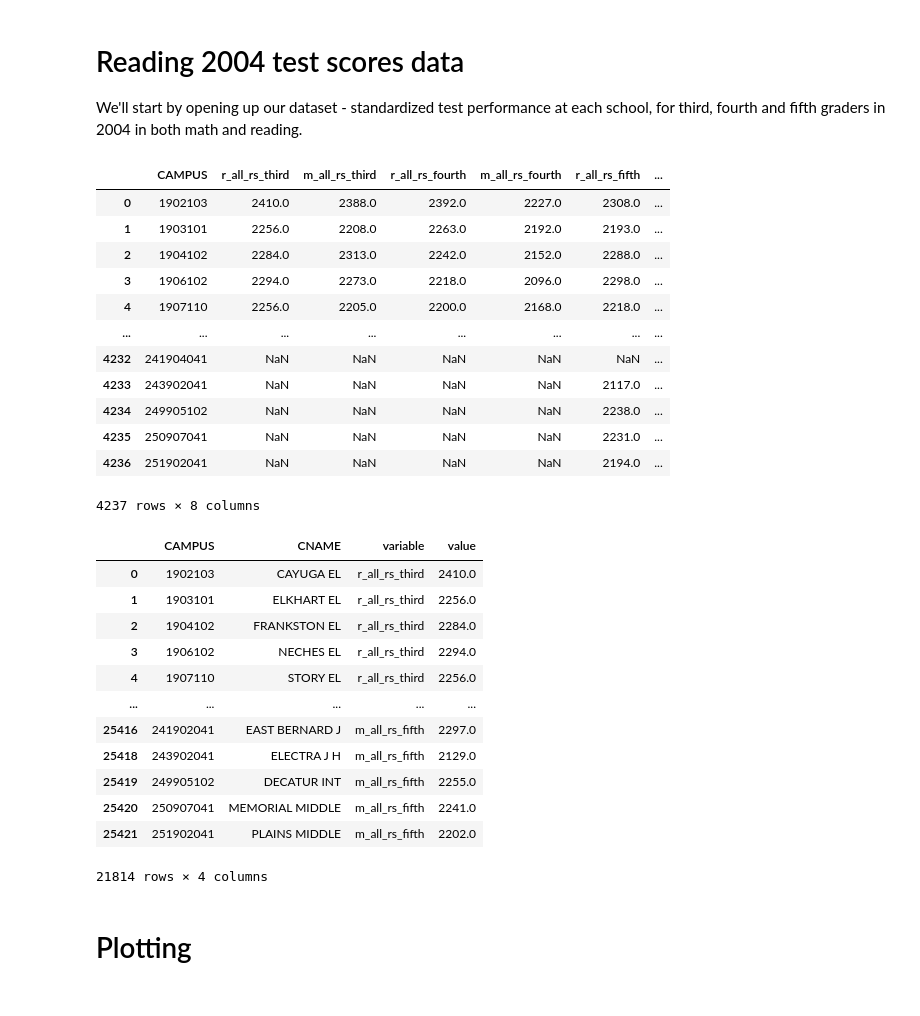
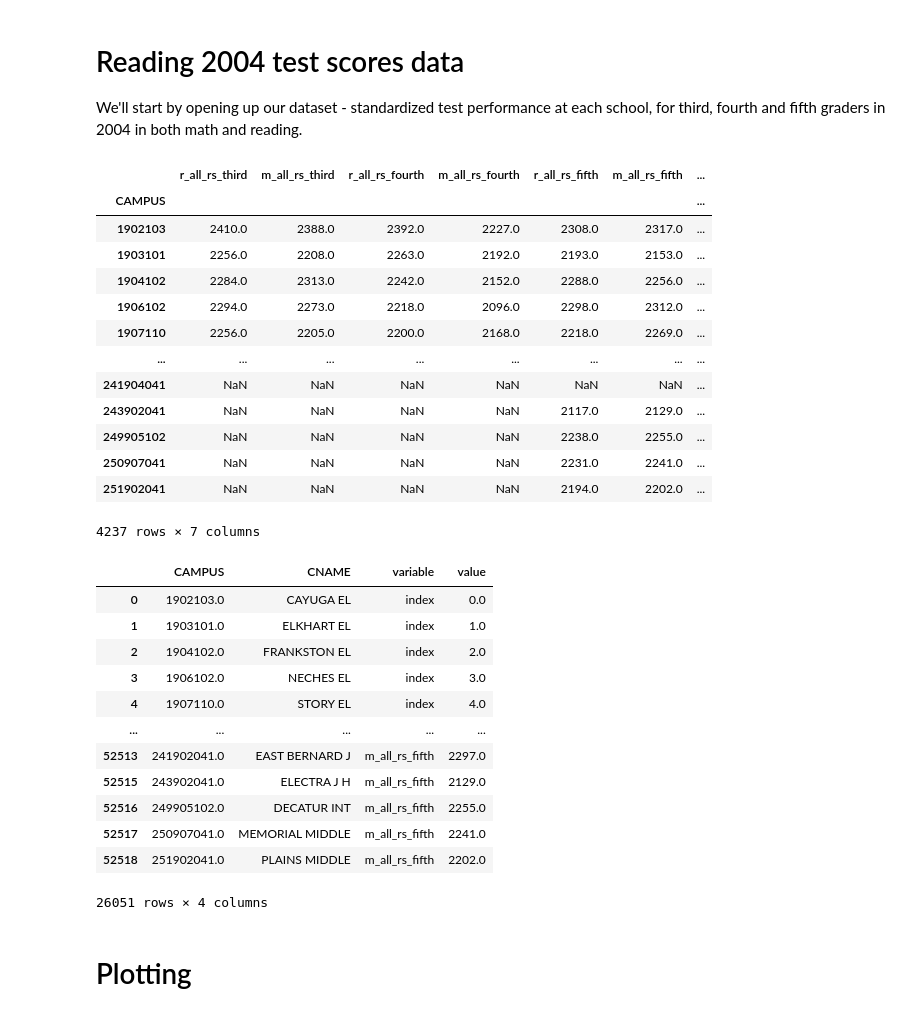
Before and after one commit to data4news/dallas-news-linear-regression, a Jupyter notebook: notebook.ipynb, the cells around one changed output. Saved outputs shown, nothing was run; the diff lists cells and outputs as text; code cells hidden in the pictures.

```diff
--- a/notebook.ipynb
+++ b/notebook.ipynb
@@ -48,46 +48,49 @@ We'll start by opening up our dataset - standardized test performance at each sc
 # %%
 df_third_grade_2004 = pd.read_csv("data/cfy04e3.dat", usecols=['r_all_rs', 'm_all_rs', 'CNAME', 'CAMPUS']).set_index('CAMPUS').add_suffix('_third')
 df_fourth_grade_2004 = pd.read_csv("data/cfy04e4.dat", usecols=['r_all_rs', 'm_all_rs', 'CNAME', 'CAMPUS']).set_index('CAMPUS').add_suffix('_fourth')
 df_fifth_grade_2004 = pd.read_csv("data/cfy04e5.dat", usecols=['r_all_rs', 'm_all_rs', 'CNAME', 'CAMPUS']).set_index('CAMPUS').add_suffix('_fifth')
 
-df_2004 = pd.concat([df_third_grade_2004, df_fourth_grade_2004, df_fifth_grade_2004], axis=1).reset_index()
+df_2004 = pd.concat([df_third_grade_2004, df_fourth_grade_2004, df_fifth_grade_2004], axis=1)
 df_2004['CNAME'] = df_2004['CNAME_third'].fillna(df_2004['CNAME_fourth']).fillna(df_2004['CNAME_fifth'])
 df_2004 = df_2004.drop(columns=['CNAME_third', 'CNAME_fourth', 'CNAME_fifth'])
 
 df = df_2004
+
+
 df
 # %% [output]
-|  | CAMPUS | r_all_rs_third | m_all_rs_third | r_all_rs_fourth | m_all_rs_fourth | r_all_rs_fifth | ... |
-| 0 | 1902103 | 2410.0 | 2388.0 | 2392.0 | 2227.0 | 2308.0 | ... |
-| 1 | 1903101 | 2256.0 | 2208.0 | 2263.0 | 2192.0 | 2193.0 | ... |
-| 2 | 1904102 | 2284.0 | 2313.0 | 2242.0 | 2152.0 | 2288.0 | ... |
-| 3 | 1906102 | 2294.0 | 2273.0 | 2218.0 | 2096.0 | 2298.0 | ... |
-| 4 | 1907110 | 2256.0 | 2205.0 | 2200.0 | 2168.0 | 2218.0 | ... |
+|  | r_all_rs_third | m_all_rs_third | r_all_rs_fourth | m_all_rs_fourth | r_all_rs_fifth | m_all_rs_fifth | ... |
+| CAMPUS |  |  |  |  |  |  | ... |
+| 1902103 | 2410.0 | 2388.0 | 2392.0 | 2227.0 | 2308.0 | 2317.0 | ... |
+| 1903101 | 2256.0 | 2208.0 | 2263.0 | 2192.0 | 2193.0 | 2153.0 | ... |
+| 1904102 | 2284.0 | 2313.0 | 2242.0 | 2152.0 | 2288.0 | 2256.0 | ... |
+| 1906102 | 2294.0 | 2273.0 | 2218.0 | 2096.0 | 2298.0 | 2312.0 | ... |
+| 1907110 | 2256.0 | 2205.0 | 2200.0 | 2168.0 | 2218.0 | 2269.0 | ... |
 | ... | ... | ... | ... | ... | ... | ... | ... |
-| 4232 | 241904041 | NaN | NaN | NaN | NaN | NaN | ... |
-| 4233 | 243902041 | NaN | NaN | NaN | NaN | 2117.0 | ... |
-| 4234 | 249905102 | NaN | NaN | NaN | NaN | 2238.0 | ... |
-| 4235 | 250907041 | NaN | NaN | NaN | NaN | 2231.0 | ... |
-| 4236 | 251902041 | NaN | NaN | NaN | NaN | 2194.0 | ... |
+| 241904041 | NaN | NaN | NaN | NaN | NaN | NaN | ... |
+| 243902041 | NaN | NaN | NaN | NaN | 2117.0 | 2129.0 | ... |
+| 249905102 | NaN | NaN | NaN | NaN | 2238.0 | 2255.0 | ... |
+| 250907041 | NaN | NaN | NaN | NaN | 2231.0 | 2241.0 | ... |
+| 251902041 | NaN | NaN | NaN | NaN | 2194.0 | 2202.0 | ... |
-4237 rows × 8 columns
+4237 rows × 7 columns
 # %%
 # Here is the dataframe above in long format if you'd prefer it that way!
 df_long = df.melt(id_vars=['CAMPUS', 'CNAME']).dropna()
 df_long
 # %% [output]
 |  | CAMPUS | CNAME | variable | value |
-| 0 | 1902103 | CAYUGA EL | r_all_rs_third | 2410.0 |
-| 1 | 1903101 | ELKHART EL | r_all_rs_third | 2256.0 |
-| 2 | 1904102 | FRANKSTON EL | r_all_rs_third | 2284.0 |
-| 3 | 1906102 | NECHES EL | r_all_rs_third | 2294.0 |
-| 4 | 1907110 | STORY EL | r_all_rs_third | 2256.0 |
+| 0 | 1902103.0 | CAYUGA EL | index | 0.0 |
+| 1 | 1903101.0 | ELKHART EL | index | 1.0 |
+| 2 | 1904102.0 | FRANKSTON EL | index | 2.0 |
+| 3 | 1906102.0 | NECHES EL | index | 3.0 |
+| 4 | 1907110.0 | STORY EL | index | 4.0 |
 | ... | ... | ... | ... | ... |
-| 25416 | 241902041 | EAST BERNARD J | m_all_rs_fifth | 2297.0 |
-| 25418 | 243902041 | ELECTRA J H | m_all_rs_fifth | 2129.0 |
-| 25419 | 249905102 | DECATUR INT | m_all_rs_fifth | 2255.0 |
-| 25420 | 250907041 | MEMORIAL MIDDLE | m_all_rs_fifth | 2241.0 |
-| 25421 | 251902041 | PLAINS MIDDLE | m_all_rs_fifth | 2202.0 |
+| 52513 | 241902041.0 | EAST BERNARD J | m_all_rs_fifth | 2297.0 |
+| 52515 | 243902041.0 | ELECTRA J H | m_all_rs_fifth | 2129.0 |
+| 52516 | 249905102.0 | DECATUR INT | m_all_rs_fifth | 2255.0 |
+| 52517 | 250907041.0 | MEMORIAL MIDDLE | m_all_rs_fifth | 2241.0 |
+| 52518 | 251902041.0 | PLAINS MIDDLE | m_all_rs_fifth | 2202.0 |
-21814 rows × 4 columns
+26051 rows × 4 columns
 # %% [markdown]
 # Plotting
 # %% [markdown]
```
Also changed, not shown: parts of 7 cells of this notebook, 1 other file.
